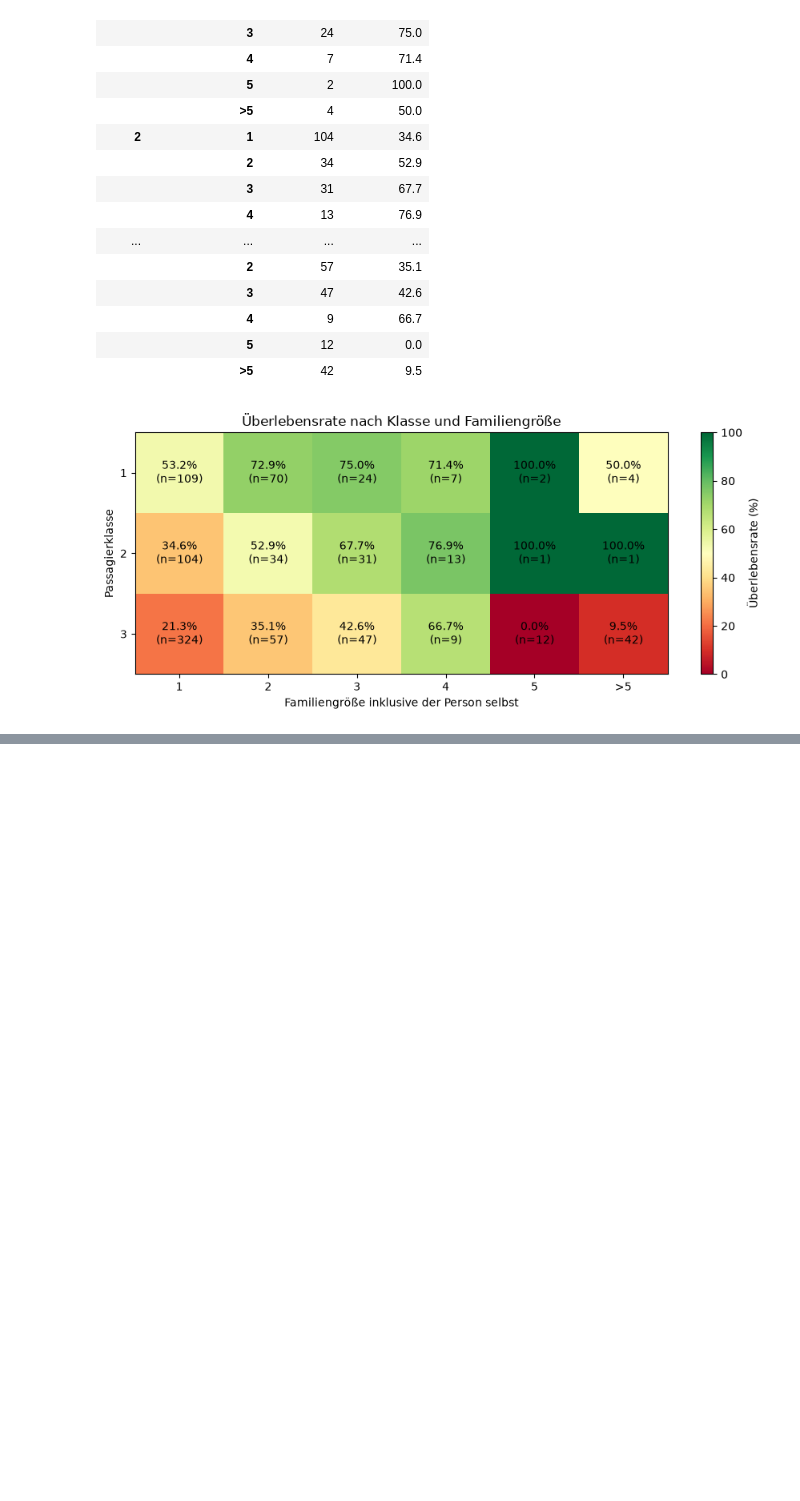
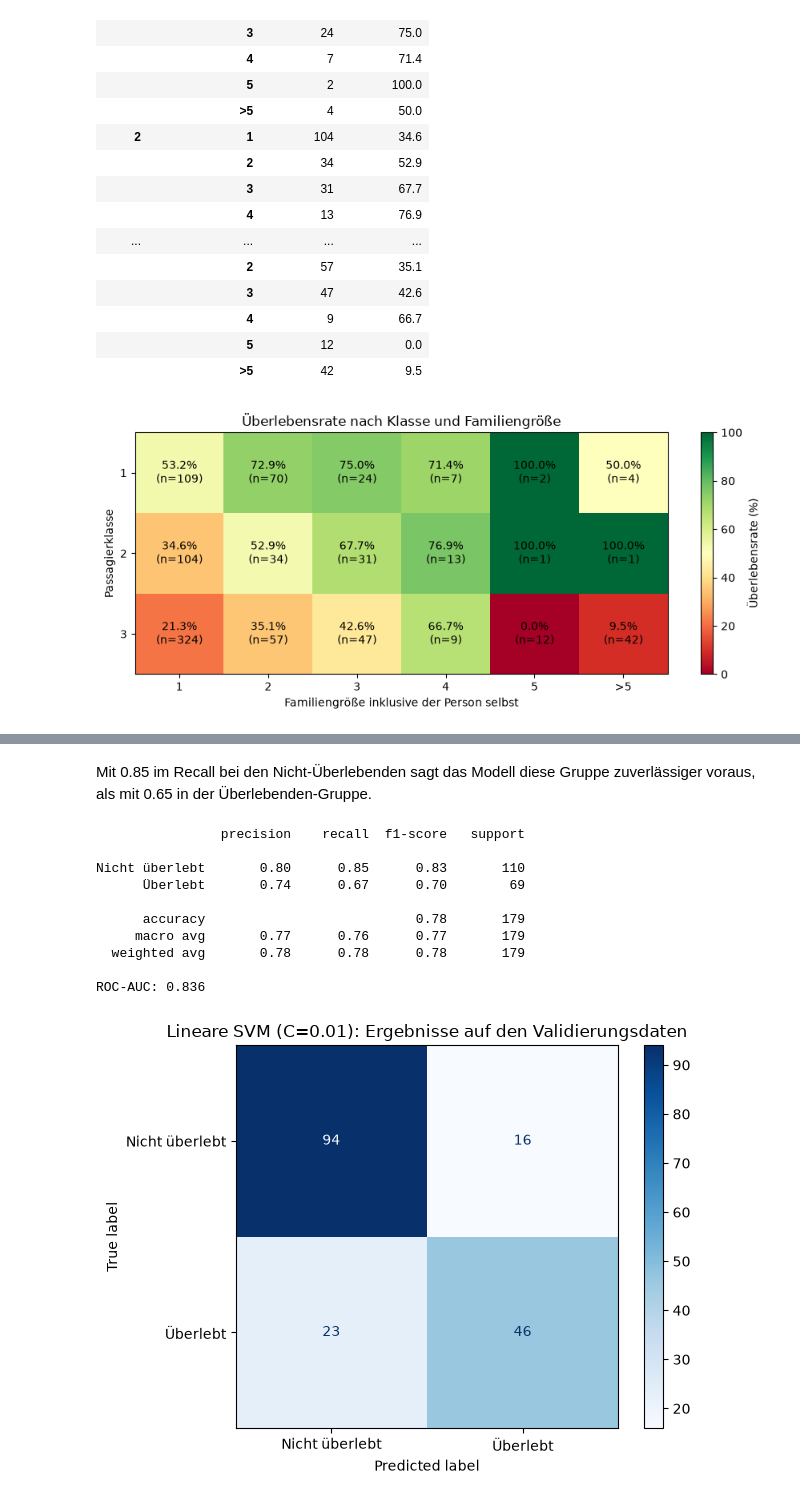
Before and after one commit to dhubmann/titanic, a Jupyter notebook: titanic.ipynb, the cells around one changed output, grey strips where cells are left out. Cells and saved outputs as stored; diff of their text form; code cells hidden in the pictures; blank space fills up the shorter version.

```diff
--- a/titanic.ipynb
+++ b/titanic.ipynb
@@ -831,0 +990,45 @@ plt.show()
+# %% [markdown]
+Mit 0.85 im Recall bei den Nicht-Überlebenden sagt das Modell diese Gruppe zuverlässiger voraus, als mit 0.65 in der Überlebenden-Gruppe.
+# %%
+## C 0.01
+# Lineare SVM
+svm_model_C0_01 = Pipeline([
+    ("preprocessing", preprocessing),
+    ("svm", SVC(kernel="linear", C=0.01))
+])
+
+svm_model_C0_01.fit(X_train, y_train)
+
+# Bewertung auf den Validierungsdaten
+predictions = svm_model_C0_01.predict(X_val)
+scores = svm_model_C0_01.decision_function(X_val)
+
+print(classification_report(
+    y_val,
+    predictions,
+    target_names=["Nicht überlebt", "Überlebt"],
+    zero_division=0
+))
+print("ROC-AUC:", round(roc_auc_score(y_val, scores), 3))
+
+ConfusionMatrixDisplay.from_predictions(
+    y_val,
+    predictions,
+    display_labels=["Nicht überlebt", "Überlebt"],
+    cmap="Blues"
+)
+plt.title("Lineare SVM (C=0.01): Ergebnisse auf den Validierungsdaten")
+plt.tight_layout()
+plt.show()
+# %% [output]
+                precision    recall  f1-score   support
+
+Nicht überlebt       0.80      0.85      0.83       110
+      Überlebt       0.74      0.67      0.70        69
+
+      accuracy                           0.78       179
+     macro avg       0.77      0.76      0.77       179
+  weighted avg       0.78      0.78      0.78       179
+
+ROC-AUC: 0.836
+[figure, added]
```
Also changed, not shown: parts of 15 cells of this notebook.
